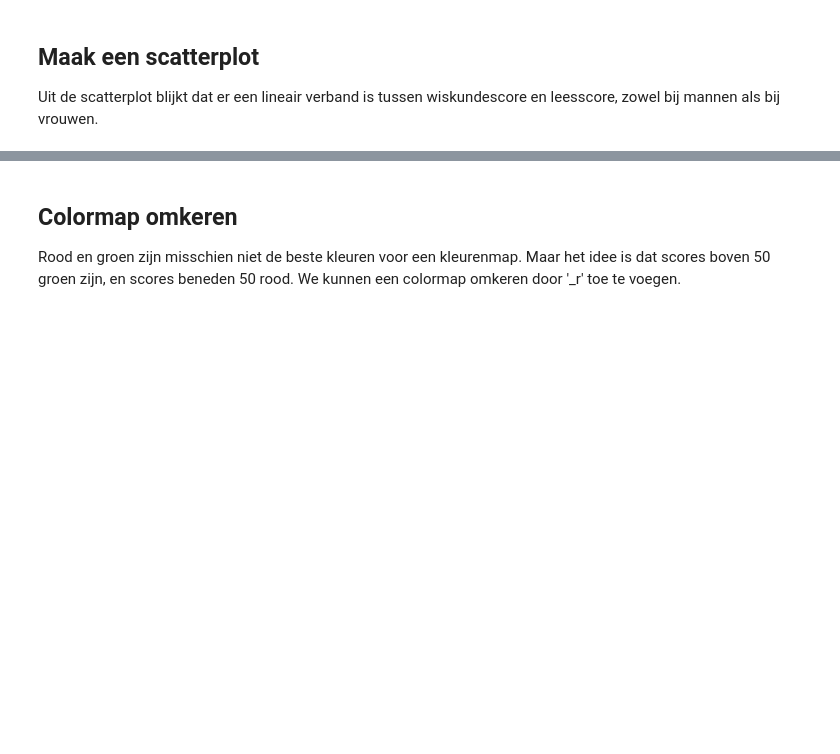
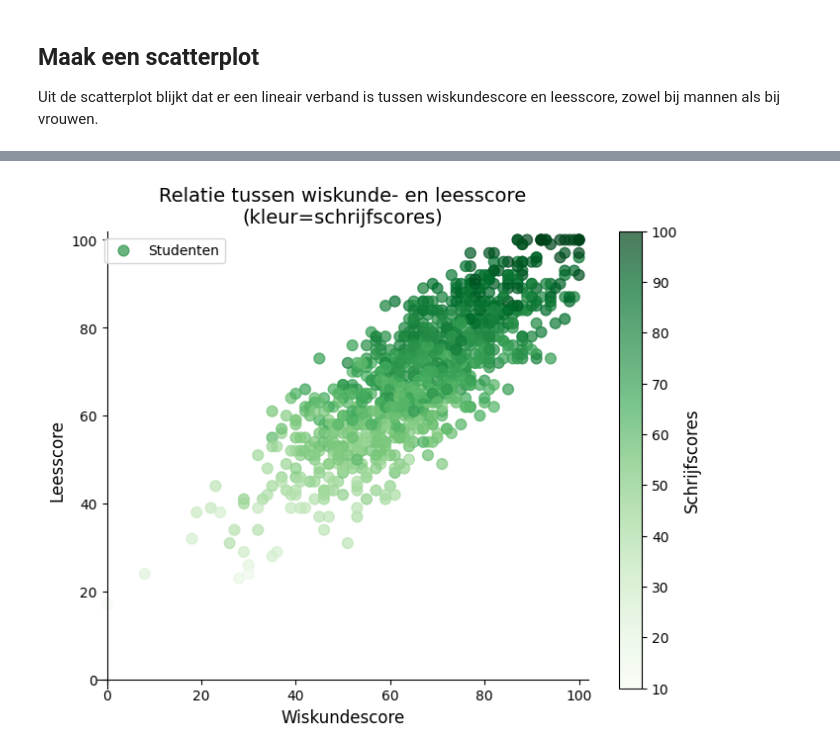
Before and after one commit to Jef-DS/matplotlib, a Jupyter notebook: matplotlib05.ipynb, the cells around one changed output, grey strips where cells are left out. Saved outputs shown, nothing was run; the diff lists cells and outputs as text; code cells hidden in the pictures; blank space fills up the shorter version.

```diff
--- a/matplotlib05.ipynb
+++ b/matplotlib05.ipynb
@@ -55,20 +105,19 @@ We geven een alpha-waarde kleiner dan 1 mee om overlappende waarden te tonen.
 # %%
 
 plt.figure(figsize=(8, 6))
-scatter = plt.scatter(df["math score"], df["reading score"], c=df["writing score"], cmap='RdYlGn', alpha=0.7, s=60, label="Studenten")
+plt.scatter(df["math score"], df["reading score"], c=df["writing score"], cmap='Greens', alpha=0.7, s=60, label="Studenten")
 plt.xlabel("Wiskundescore", fontsize=12)
 plt.ylabel("Leesscore", fontsize=12)
 plt.title("Relatie tussen wiskunde- en leesscore\n(kleur=schrijfscores)", fontsize=14)
 plt.xlim(-2, 102)
 plt.ylim(-2, 102)
 plt.legend()
-cbar = plt.colorbar(scatter)
+cbar = plt.colorbar() #we moeten geen 'mappable' meegeven: de gca() van plt wordt gebruikt
 cbar.set_label('Schrijfscores', fontsize=12)
 plt.gca().spines['top'].set_visible(False)
 plt.gca().spines['right'].set_visible(False)
 plt.gca().spines['left'].set_position('zero')
 plt.gca().spines['bottom'].set_position('zero')
 plt.show()
+# %% [output]
+[figure, added]
-# %% [markdown]
-## Colormap omkeren
-Rood en groen zijn misschien niet de beste kleuren voor een kleurenmap. Maar het idee is dat scores boven 50 groen zijn, en scores beneden 50 rood. We kunnen een colormap omkeren door '_r' toe te voegen.
```
Also changed, not shown: parts of 11 cells of this notebook.
